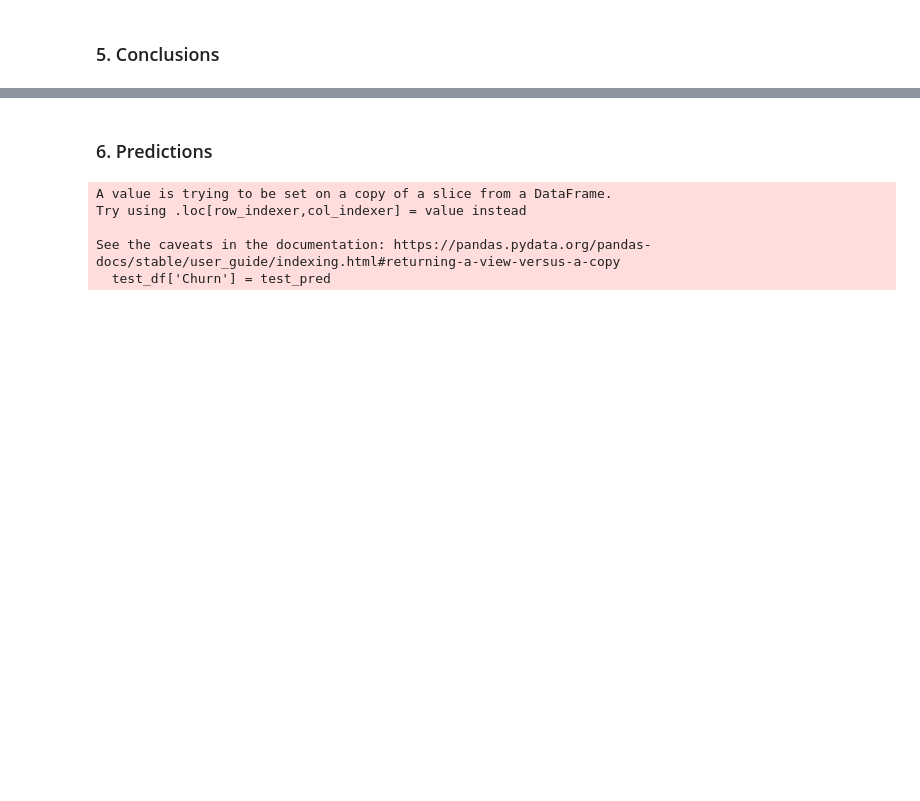
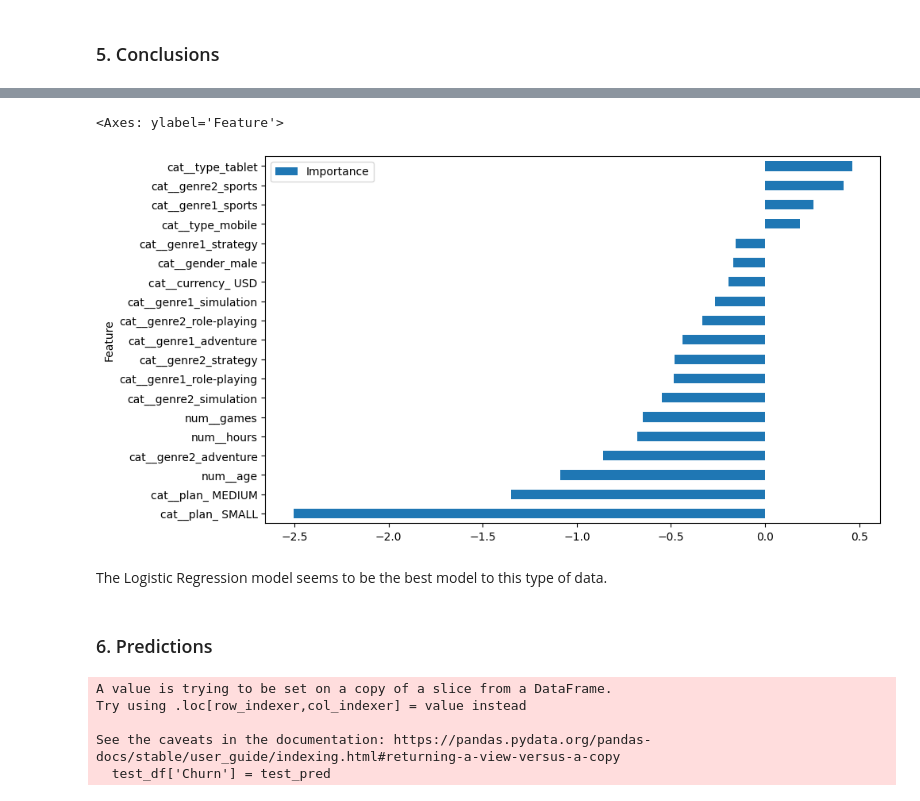
Before and after one commit to jorgecompleto/Qustodio-Technical-Test, a Jupyter notebook: Exercise_2_Churn_Prediction.ipynb, the cells around one changed output, grey strips where cells are left out. Cells and saved outputs as stored; diff of their text form; code cells hidden in the pictures; blank space fills up the shorter version.

```diff
--- a/Exercise_2_Churn_Prediction.ipynb
+++ b/Exercise_2_Churn_Prediction.ipynb
@@ -556,10 +601,0 @@ Mean F1-Score Weighted: 0.794
-# %%
-# Using train_test split from sklearn - Holdout Method
-
-X_train, X_val, labels_train, labels_val = train_test_split(train_df, labels, test_size = 0.2, random_state = 0, stratify = labels, shuffle = True) # use stratify method to preserve target class distribution
-full_pipeline.fit(X_train) # fit the pipeline on train data to avoid data leakage between train and validation
-X_train_prepared = full_pipeline.transform(X_train)
-X_val_prepared = full_pipeline.transform(X_val)
-# %%
-rf_clf_split = RandomForestClassifier(n_estimators= 10, class_weight= 'balanced_subsample')
-rf_clf_split.fit(X_train_prepared, labels_train)
@@ -577,3 +622,14 @@ Validation: 0.7991071428571429
+# %%
+coefficients = log_reg.coef_[0]
+
+feature_importance = pd.DataFrame({'Feature': X_train_prepared.columns, 'Importance': coefficients})
+feature_importance = feature_importance.sort_values('Importance', ascending=True)
+feature_importance.plot(x='Feature', y='Importance', kind='barh', figsize=(10, 6))
+# %% [output]
+<Axes: ylabel='Feature'>
+[figure, added]
+# %% [markdown]
+The Logistic Regression model seems to be the best model to this type of data.
 # %% [markdown]
 ### 6. Predictions
 # %%
```
Also changed, not shown: parts of 15 cells of this notebook.
